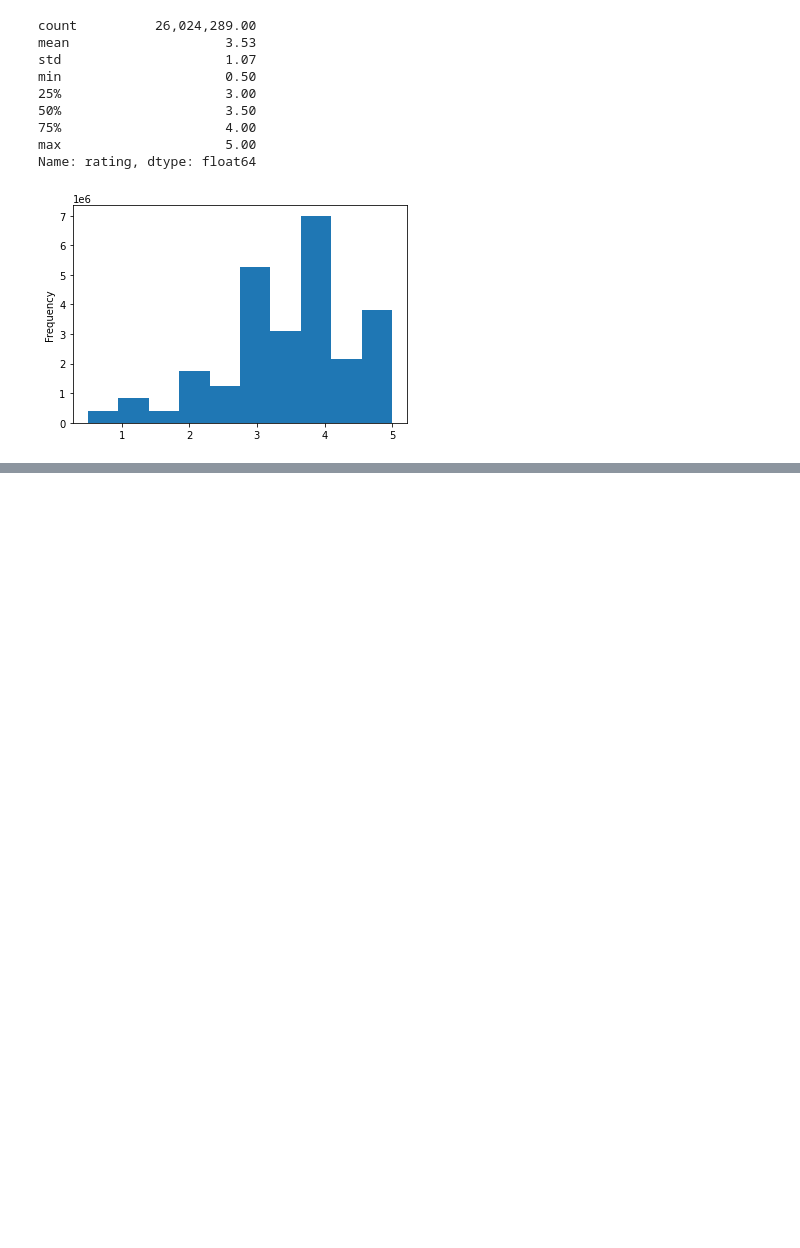
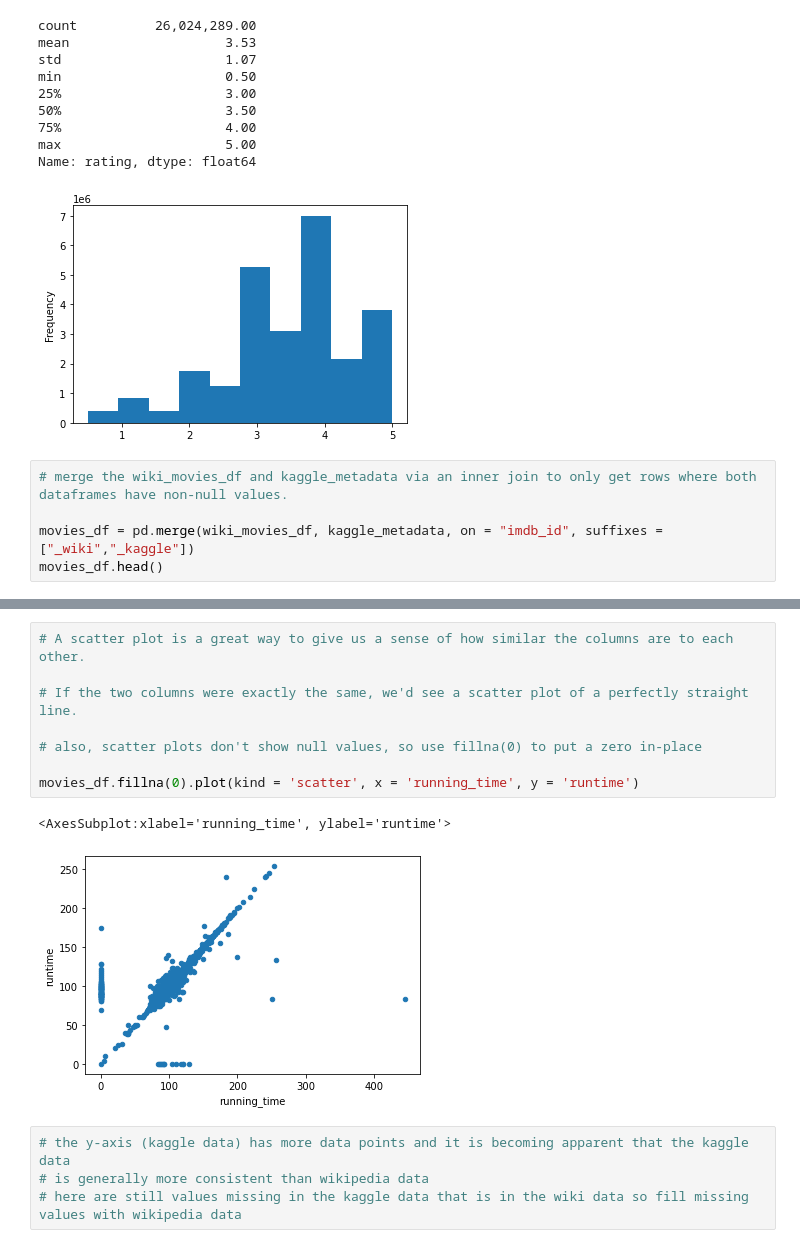
Before and after one commit to Andrew-Carlson/Movies-ETL, a Jupyter notebook: wiki_movies.ipynb, the cells around one changed output, grey strips where cells are left out. Saved outputs shown, nothing was run; the diff lists cells and outputs as text; blank space fills up the shorter version.

Commit message:
merged dataframes

```diff
--- a/wiki_movies.ipynb
+++ b/wiki_movies.ipynb
@@ -1299,3 +1292,8 @@ min                     0.50
 max                     5.00
 Name: rating, dtype: float64
 [figure]
+# %%
+# merge the wiki_movies_df and kaggle_metadata via an inner join to only get rows where both dataframes have non-null values.
+
+movies_df = pd.merge(wiki_movies_df, kaggle_metadata, on = "imdb_id", suffixes = ["_wiki","_kaggle"])
+movies_df.head()
@@ -1301,0 +1389,15 @@ Name: rating, dtype: float64
+# %%
+# A scatter plot is a great way to give us a sense of how similar the columns are to each other.
+
+# If the two columns were exactly the same, we'd see a scatter plot of a perfectly straight line.
+
+# also, scatter plots don't show null values, so use fillna(0) to put a zero in-place
+
+movies_df.fillna(0).plot(kind = 'scatter', x = 'running_time', y = 'runtime')
+# %% [output]
+<AxesSubplot:xlabel='running_time', ylabel='runtime'>
+[figure, added]
+# %%
+# the y-axis (kaggle data) has more data points and it is becoming apparent that the kaggle data
+# is generally more consistent than wikipedia data
+# here are still values missing in the kaggle data that is in the wiki data so fill missing values with wikipedia data
```
Also changed, not shown: parts of 23 cells of this notebook.
